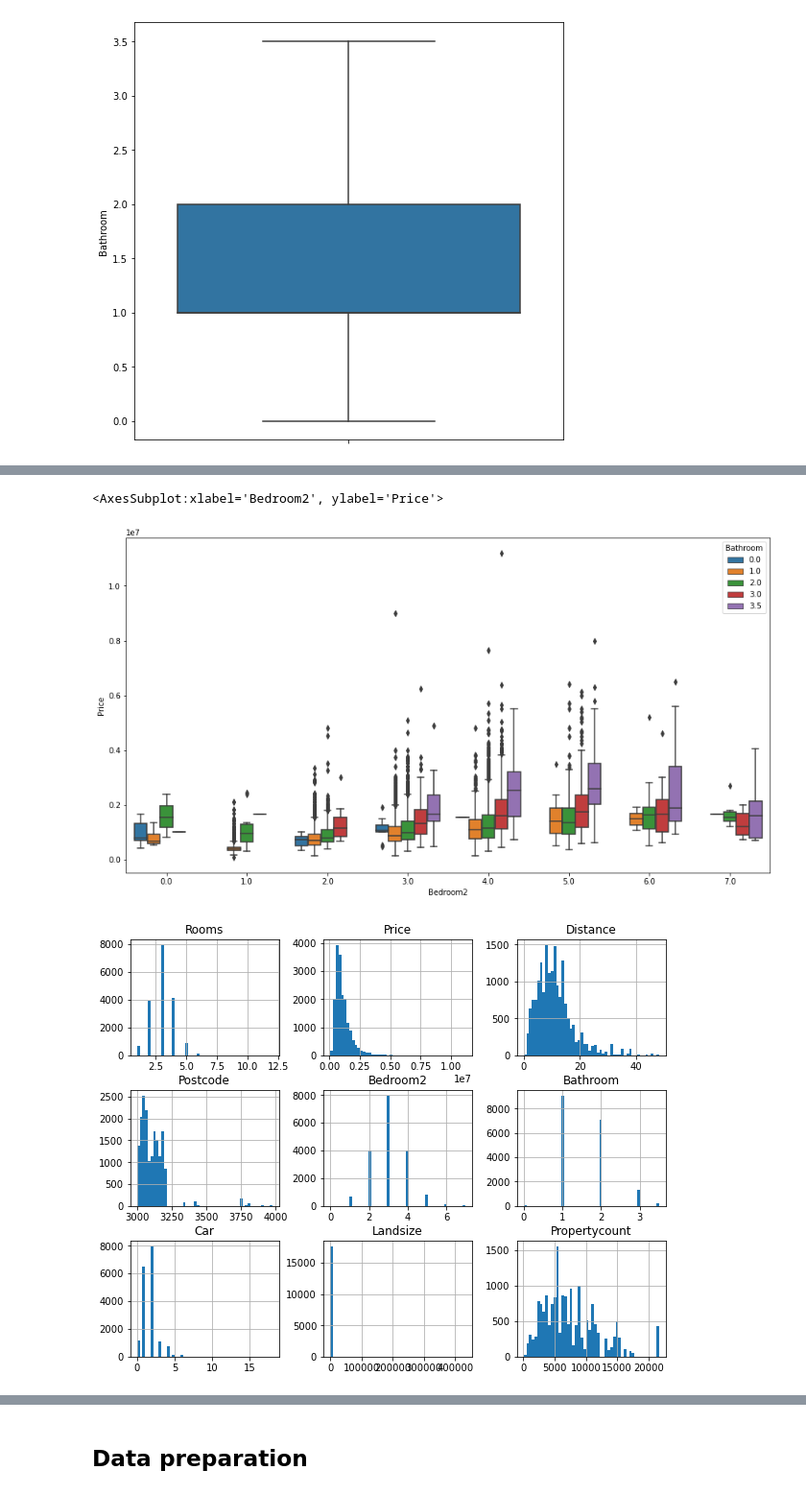
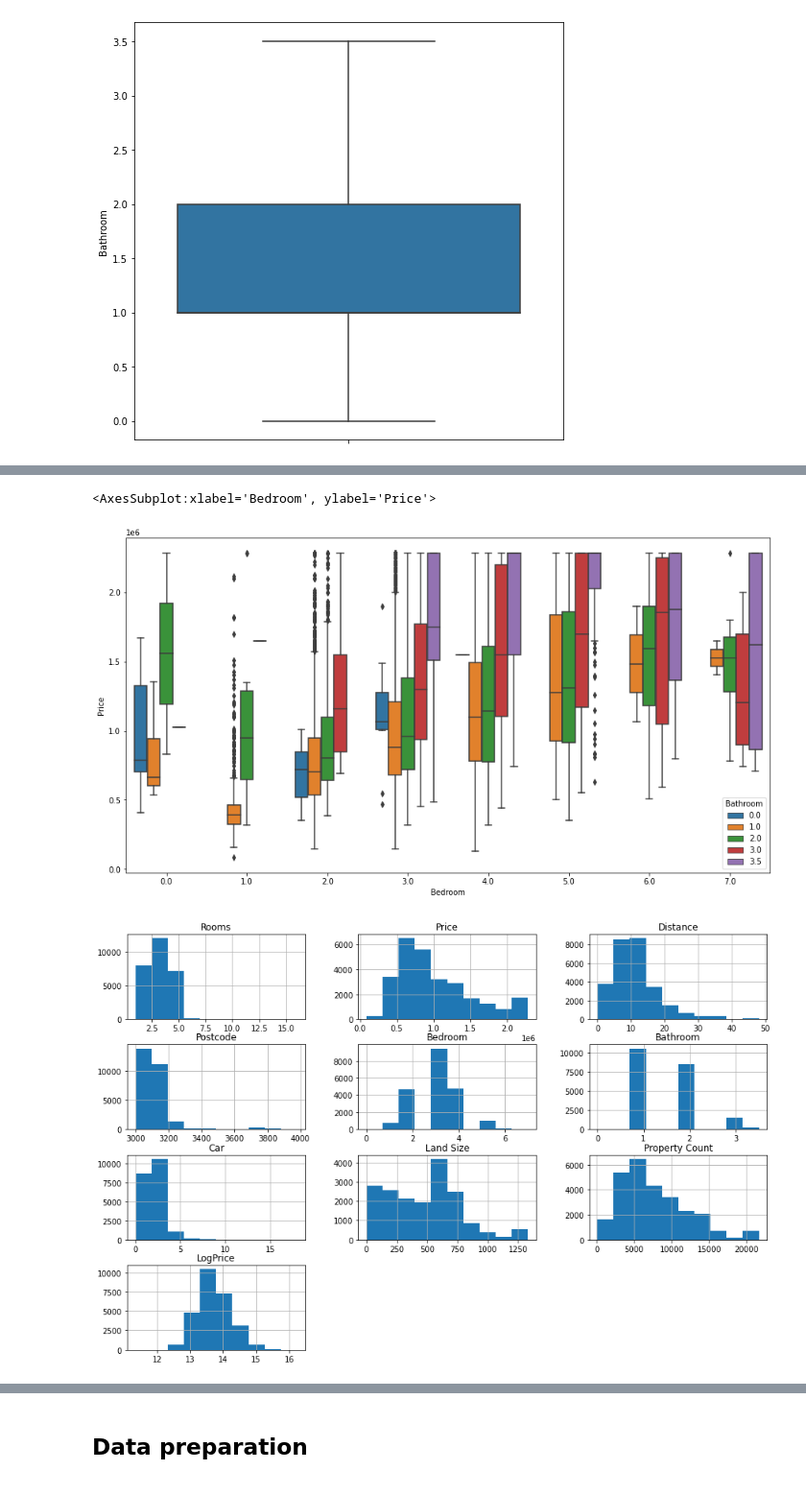
Before and after one commit to yawavi92/ML-Housing_price_predection, a Jupyter notebook: melbourne_housing_data.ipynb, the cells around one changed output, grey strips where cells are left out. Shown at 96% size. Drawn from its saved outputs; the diff is of its cells as text; code cells hidden in the pictures.

Commit message:
Modified melbourne_housing_data file

```diff
--- a/melbourne_housing_data.ipynb
+++ b/melbourne_housing_data.ipynb
@@ -107,0 +93,3 @@ df.describe()
+# %%
+df["CouncilArea"] = df["CouncilArea"].str.replace('Council','')
+df
@@ -107,0 +216,7 @@ df.describe()
+# %%
+# Since the probability plot looks like log distribution, we can transform it with np.log()
+melbourne_df["LogPrice"] = np.log(melbourne_df["Price"])
+dist_price = sns.distplot(melbourne_df["LogPrice"], fit=norm)
+fig = plt.figure()
+prob_log = stats.probplot(melbourne_df["LogPrice"], plot=plt)
+plt.show()
@@ -154,19 +284,17 @@ sns.boxplot(y = 'Bathroom', data = df)
 <AxesSubplot:ylabel='Bathroom'>
 [figure]
 # %%
-# bedroom outliers
-finding_outliers(df, 'Bathroom').sort_values('Bathroom')
+# Bathroom outliers
+finding_outliers(melbourne_df, "Bathroom").sort_values("Bathroom")
 
 # for price
-iqr_price = df['Bathroom'].quantile(0.75) - df['Bathroom'].quantile(0.25)
-df['Bathroom'].quantile(0.75) + 1.5 * iqr_price
+iqr_price = melbourne_df["Bathroom"].quantile(0.75) - melbourne_df["Bathroom"].quantile(0.25)
+melbourne_df["Bathroom"].quantile(0.75) + 1.5 * iqr_price
+melbourne_df.loc[(finding_outliers(melbourne_df, "Bathroom").index, "Bathroom")] = melbourne_df["Bathroom"].quantile(0.75) + 1.5 * iqr_price
 
-
-df.loc[(finding_outliers(df, 'Bathroom').index, 'Bathroom')] = df['Bathroom'].quantile(0.75) + 1.5 * iqr_price
-
-# boxplot
-plt.figure(figsize = (8,8))
-sns.boxplot(y = 'Bathroom', data = df)
+# Bathroom boxplot
+plt.figure(figsize=(8,8))
+sns.boxplot(y="Bathroom", data=melbourne_df)
 # %% [output]
 <AxesSubplot:ylabel='Bathroom'>
 [figure]
@@ -172,0 +308,12 @@ sns.boxplot(y = 'Bathroom', data = df)
+# %%
+# Land Size outliers
+finding_outliers(melbourne_df, "Land Size").sort_values("Land Size")
+
+# for price
+iqr_price = melbourne_df["Land Size"].quantile(0.75) - melbourne_df["Land Size"].quantile(0.25)
+melbourne_df["Land Size"].quantile(0.75) + 1.5 * iqr_price
+melbourne_df.loc[(finding_outliers(melbourne_df, "Land Size").index, "Land Size")] = melbourne_df["Land Size"].quantile(0.75) + 1.5 * iqr_price
+
+# Landsize boxplot
+plt.figure(figsize=(8,8))
+sns.boxplot(y="Land Size", data=melbourne_df)
@@ -198,13 +354,13 @@ sns.jointplot(x='Landsize', y='Price',data=df,color='red')
 # %%
-# relationship between price and Bedroom2 and Bathroom
-plt.figure(figsize = (15,8))
-sns.boxplot(x = 'Bedroom2', y = 'Price', hue = 'Bathroom', data = df)
+# Plot Price, Bedroom and Bathroom
+plt.figure(figsize=(15,8))
+sns.boxplot(x="Bedroom", y="Price", hue="Bathroom", data=melbourne_df)
 # %% [output]
-<AxesSubplot:xlabel='Bedroom2', ylabel='Price'>
+<AxesSubplot:xlabel='Bedroom', ylabel='Price'>
-[figure, old version]
+[figure, new version]
 # %%
-# plot each numerical attribute
-df.hist(bins=50, figsize=(10, 8))
+# Plot each numerical attribute
+melbourne_df.hist(figsize=(15, 10))
 plt.show()
 # %% [output]
-[figure, old version]
+[figure, new version]
```
Also changed, not shown: parts of 62 cells of this notebook, 1 other file.
